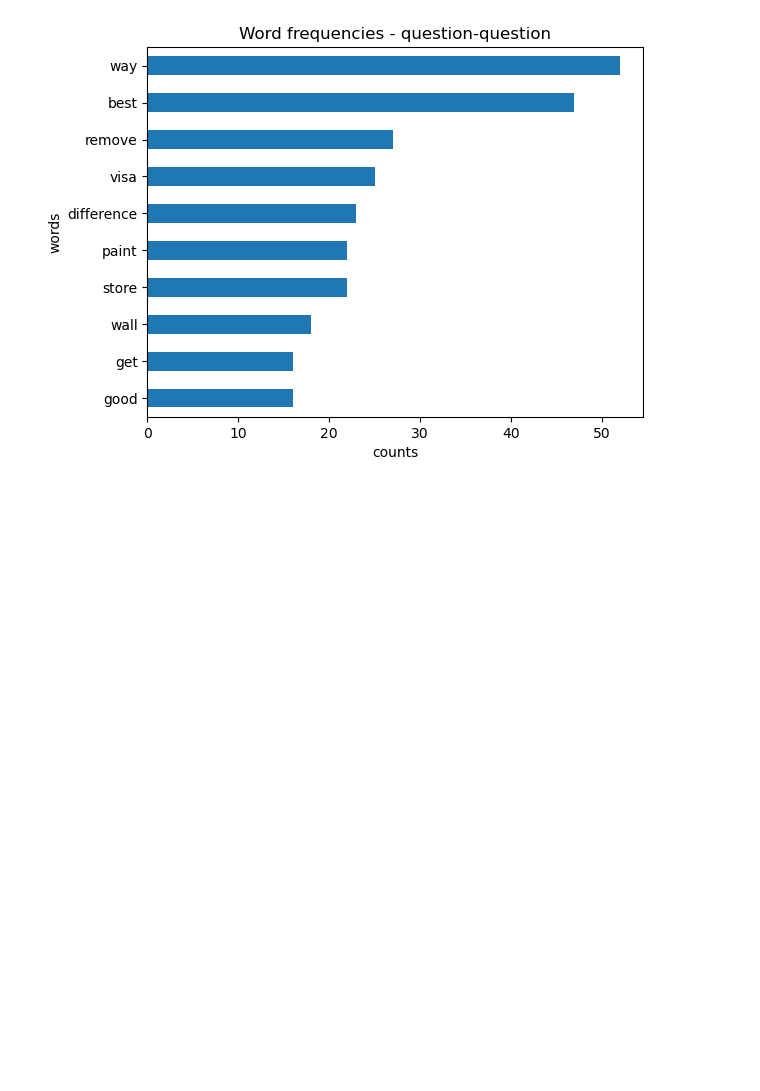
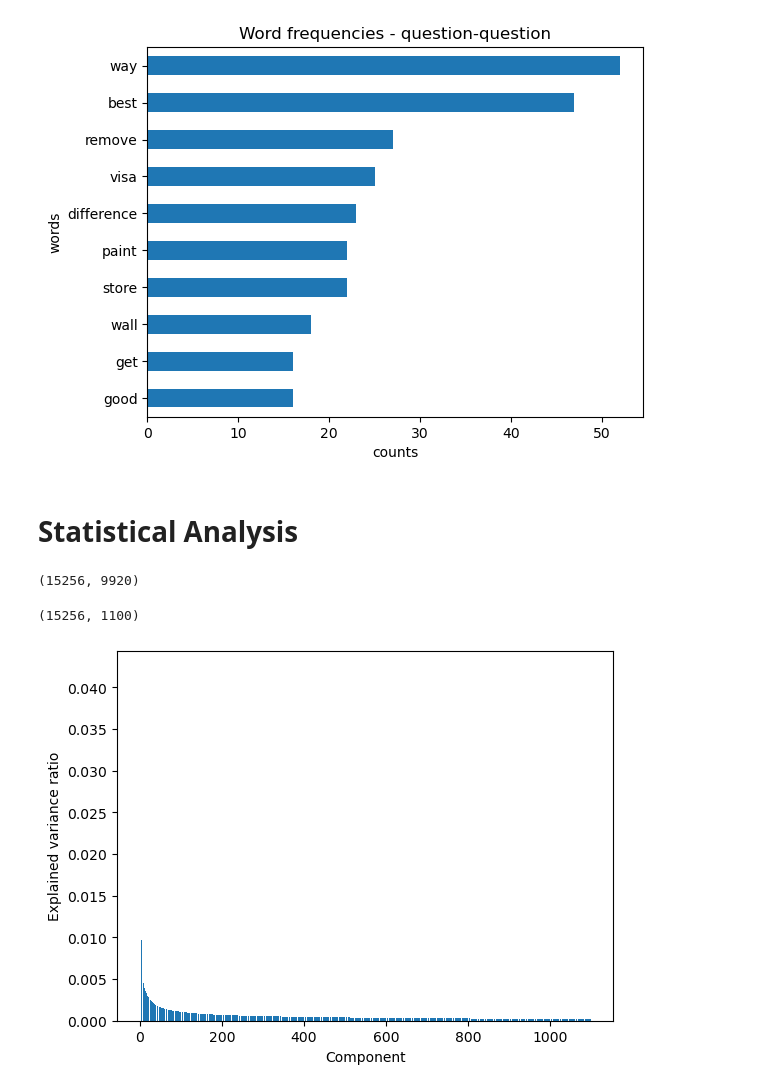
Before and after one commit to nihermann/SemEval-DataAnalytics, a Jupyter notebook: basic_analysis.ipynb, the cells around one changed output. Drawn from its saved outputs; the diff is of its cells as text; code cells hidden in the pictures; blank space fills up the shorter version.

```diff
--- a/notebooks/basic_analysis.ipynb
+++ b/basic_analysis.ipynb
@@ -137,3 +189,35 @@ for u in df.file.unique():
 [figure]
 [figure]
 [figure]
+# %% [markdown]
+# Statistical Analysis
+# %%
+text = df[['sen1', 'sen2', 'info1', 'info2']].values
+# text = df[['sen1', 'sen2']].values
+flattened_list = text.flatten()
+
+vectorizer = TfidfVectorizer()
+
+vocabulary = vectorizer.fit_transform(flattened_list)
+vocabulary = vocabulary.toarray()
+
+vocabulary.shape
+# %% [output]
+(15256, 9920)
+# %%
+# centered_vocabulary = vocabulary - np.mean(vocabulary, axis=0)
+# pca = PCA(n_components=1000)
+# components = pca.fit_transform(centered_vocabulary)
+
+Tsvd = TruncatedSVD(n_components=1100)
+truncated = Tsvd.fit_transform(vocabulary)
+truncated.shape
+# %% [output]
+(15256, 1100)
+# %%
+plt.bar(range(len(Tsvd.explained_variance_ratio_)), Tsvd.explained_variance_ratio_)
+plt.xlabel('Component')
+plt.ylabel('Explained variance ratio')
+plt.show()
+# %% [output]
+[figure, added]
```
Also changed, not shown: parts of 38 cells of this notebook, 2 other files.
